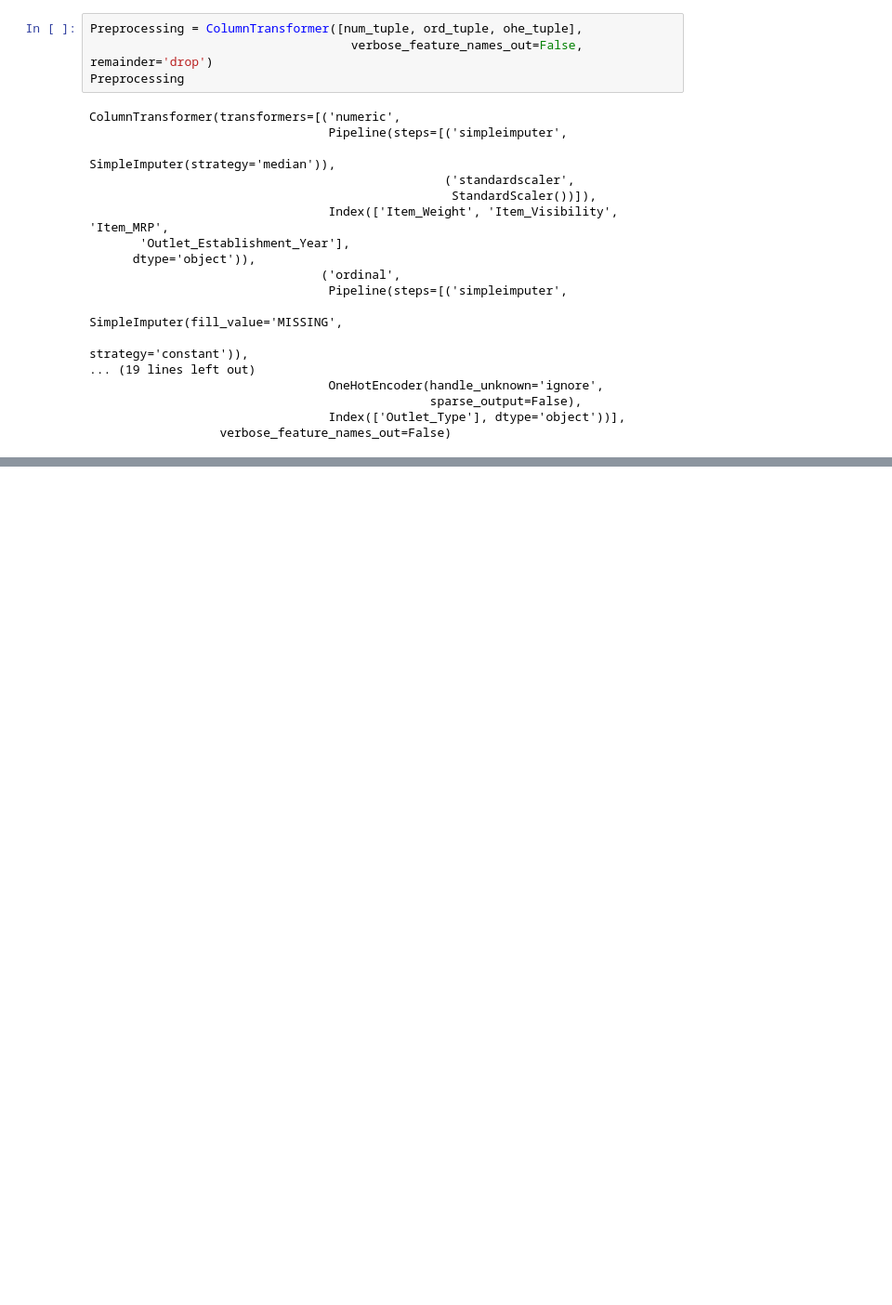
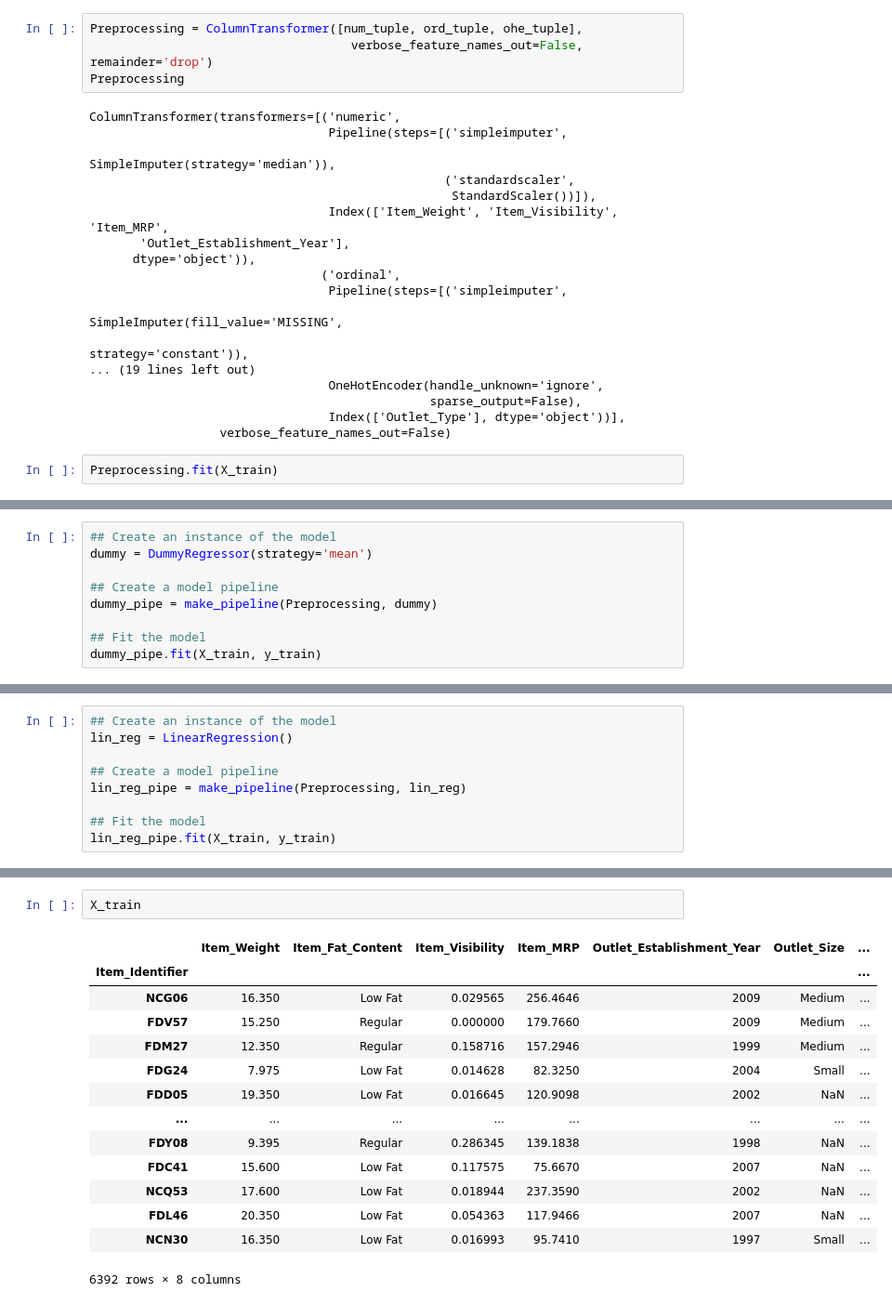
Before and after one commit to Carla9711/Prediction-of-Product-Sales, a Jupyter notebook: Prediction of Product Sales.ipynb, the cells around one changed output, grey strips where cells are left out. Shown at 93% size. Cells and saved outputs as stored; diff of their text form; blank space fills up the shorter version.

```diff
--- a/Prediction of Product Sales.ipynb
+++ b/Prediction of Product Sales.ipynb
@@ -1488,3 +1488,5 @@ ColumnTransformer(transformers=[('numeric',
                                                sparse_output=False),
                                  Index(['Outlet_Type'], dtype='object'))],
                   verbose_feature_names_out=False)
+# %%
+Preprocessing.fit(X_train)
@@ -1490,0 +1601,9 @@ ColumnTransformer(transformers=[('numeric',
+# %%
+## Create an instance of the model
+dummy = DummyRegressor(strategy='mean')
+
+## Create a model pipeline
+dummy_pipe = make_pipeline(Preprocessing, dummy)
+
+## Fit the model
+dummy_pipe.fit(X_train, y_train)
@@ -1490,0 +1651,9 @@ ColumnTransformer(transformers=[('numeric',
+# %%
+## Create an instance of the model
+lin_reg = LinearRegression()
+
+## Create a model pipeline
+lin_reg_pipe = make_pipeline(Preprocessing, lin_reg)
+
+## Fit the model
+lin_reg_pipe.fit(X_train, y_train)
@@ -1490,0 +1696,17 @@ ColumnTransformer(transformers=[('numeric',
+# %%
+X_train
+# %% [output]
+|  | Item_Weight | Item_Fat_Content | Item_Visibility | Item_MRP | Outlet_Establishment_Year | Outlet_Size | ... |
+| Item_Identifier |  |  |  |  |  |  | ... |
+| NCG06 | 16.350 | Low Fat | 0.029565 | 256.4646 | 2009 | Medium | ... |
+| FDV57 | 15.250 | Regular | 0.000000 | 179.7660 | 2009 | Medium | ... |
+| FDM27 | 12.350 | Regular | 0.158716 | 157.2946 | 1999 | Medium | ... |
+| FDG24 | 7.975 | Low Fat | 0.014628 | 82.3250 | 2004 | Small | ... |
+| FDD05 | 19.350 | Low Fat | 0.016645 | 120.9098 | 2002 | NaN | ... |
+| ... | ... | ... | ... | ... | ... | ... | ... |
+| FDY08 | 9.395 | Regular | 0.286345 | 139.1838 | 1998 | NaN | ... |
+| FDC41 | 15.600 | Low Fat | 0.117575 | 75.6670 | 2007 | NaN | ... |
+| NCQ53 | 17.600 | Low Fat | 0.018944 | 237.3590 | 2002 | NaN | ... |
+| FDL46 | 20.350 | Low Fat | 0.054363 | 117.9466 | 2007 | NaN | ... |
+| NCN30 | 16.350 | Low Fat | 0.016993 | 95.7410 | 1997 | Small | ... |
+6392 rows × 8 columns
```
Also changed, not shown: parts of 16 cells of this notebook.
